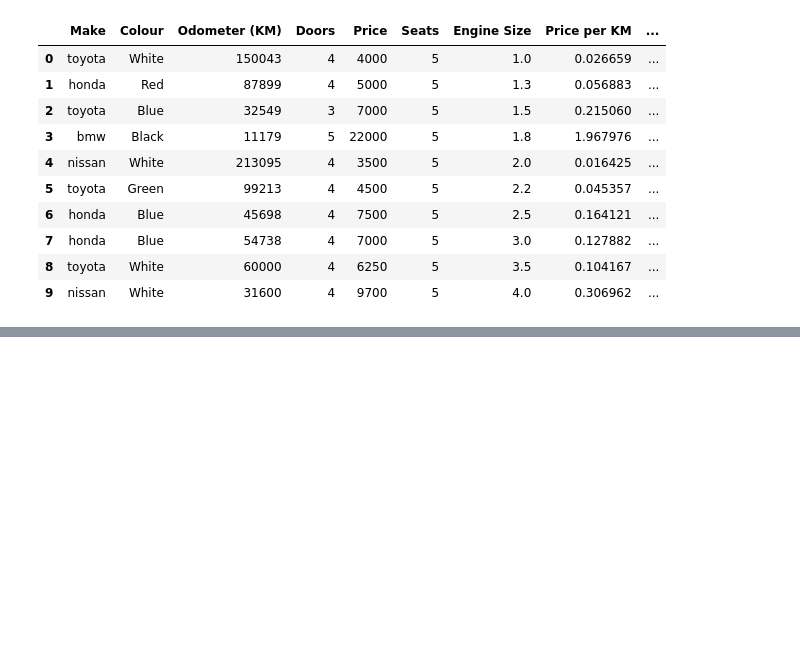
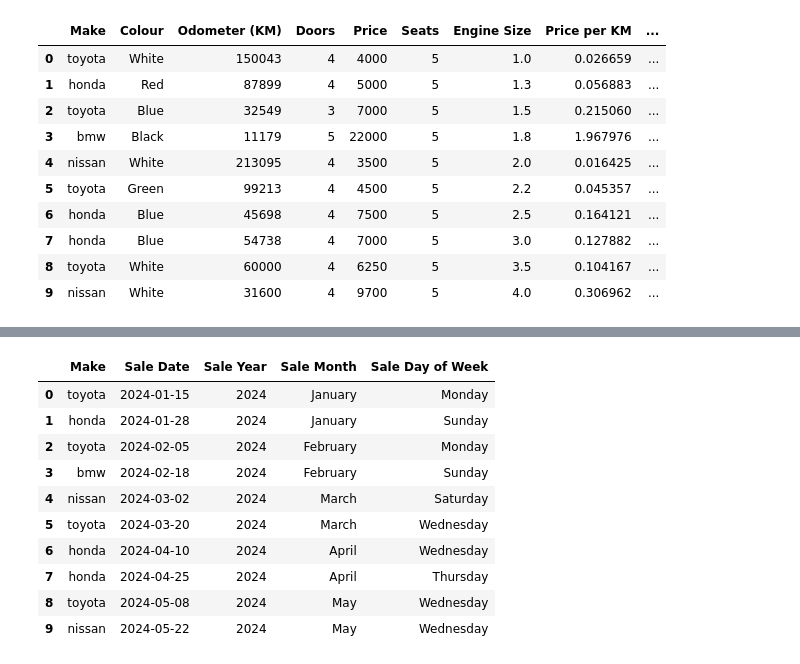
Before and after one commit to RezwanZani/path-to-ai-ml, a Jupyter notebook: Data Analysis/02_Pandas.ipynb, the cells around one changed output, grey strips where cells are left out. Drawn from its saved outputs; the diff is of its cells as text; code cells hidden in the pictures; blank space fills up the shorter version.

```diff
--- a/Data Analysis/02_Pandas.ipynb
+++ b/Data Analysis/02_Pandas.ipynb
@@ -1176,0 +1447,19 @@ car_sales
+# %%
+# Extract date attributes using the .dt accessor
+car_sales["Sale Year"] = car_sales["Sale Date"].dt.year
+car_sales["Sale Month"] = car_sales["Sale Date"].dt.month_name()
+car_sales["Sale Day of Week"] = car_sales["Sale Date"].dt.day_name()
+
+car_sales[["Make", "Sale Date", "Sale Year", "Sale Month", "Sale Day of Week"]]
+# %% [output]
+|  | Make | Sale Date | Sale Year | Sale Month | Sale Day of Week |
+| 0 | toyota | 2024-01-15 | 2024 | January | Monday |
+| 1 | honda | 2024-01-28 | 2024 | January | Sunday |
+| 2 | toyota | 2024-02-05 | 2024 | February | Monday |
+| 3 | bmw | 2024-02-18 | 2024 | February | Sunday |
+| 4 | nissan | 2024-03-02 | 2024 | March | Saturday |
+| 5 | toyota | 2024-03-20 | 2024 | March | Wednesday |
+| 6 | honda | 2024-04-10 | 2024 | April | Wednesday |
+| 7 | honda | 2024-04-25 | 2024 | April | Thursday |
+| 8 | toyota | 2024-05-08 | 2024 | May | Wednesday |
+| 9 | nissan | 2024-05-22 | 2024 | May | Wednesday |
```
Also changed, not shown: parts of 37 cells of this notebook.
